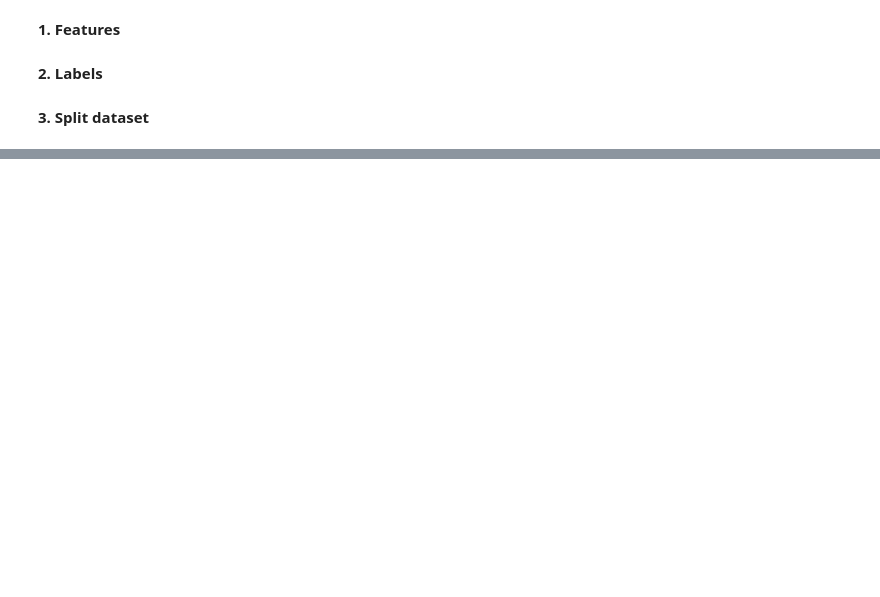
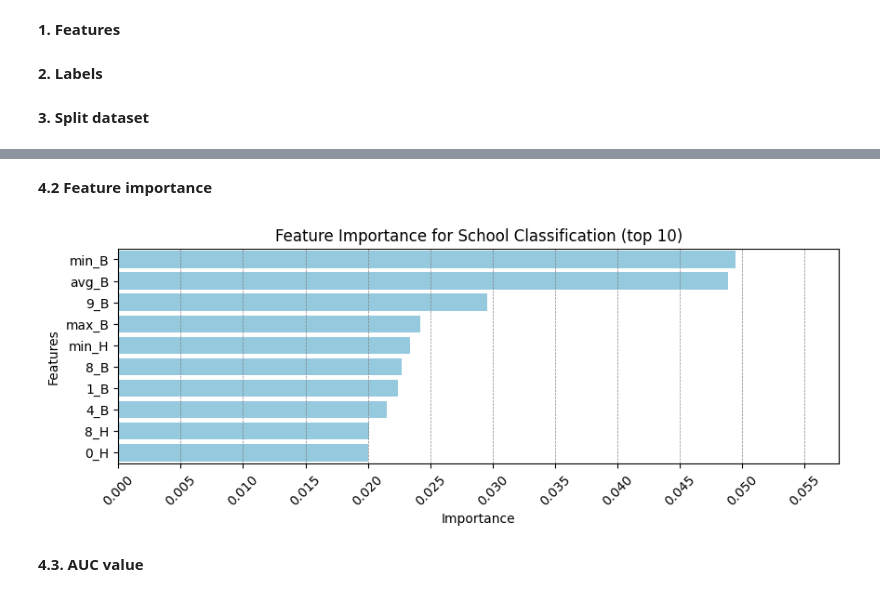
Before and after one commit to vieira-giulia/art_data_mining, a Jupyter notebook: 03_classification/decade_classifier.ipynb, the cells around one changed output, grey strips where cells are left out. Drawn from its saved outputs; the diff is of its cells as text; code cells hidden in the pictures; blank space fills up the shorter version.

```diff
--- a/03_classification/decade_classifier.ipynb
+++ b/03_classification/decade_classifier.ipynb
@@ -125,0 +120,24 @@ importance_df.to_csv("weighted_color-decade_feature_importance.csv", index=False
+# %% [markdown]
+**4.2 Feature importance**
+# %%
+# For the school classifier (with balanced weights)
+feature_importances_s = pd.DataFrame(clf.feature_importances_,
+                                     index = feature_columns, columns=['importance']
+                                     ).sort_values('importance', ascending=False).head(10)
+
+plt.figure(figsize=(10, 3))
+sns.barplot(x=feature_importances_s.importance, y=feature_importances_s.index, color='skyblue')
+
+max_val = feature_importances_s.importance.max()
+for x in np.arange(0, max_val + 0.01, 0.005):
+    plt.axvline(x=x, color='gray', linestyle='--', linewidth=0.5)
+x_ticks = np.arange(0, round(max_val + 0.01, 2), 0.005)
+plt.xticks(x_ticks, [f'{tick:.3f}' for tick in x_ticks], rotation=45)
+plt.title('Feature Importance for School Classification (top 10)')
+plt.xlabel('Importance')
+plt.ylabel('Features')
+plt.show()
+# %% [output]
+[figure, added]
+# %% [markdown]
+**4.3. AUC value**
```
Also changed, not shown: parts of 47 cells of this notebook, 4 other files.
